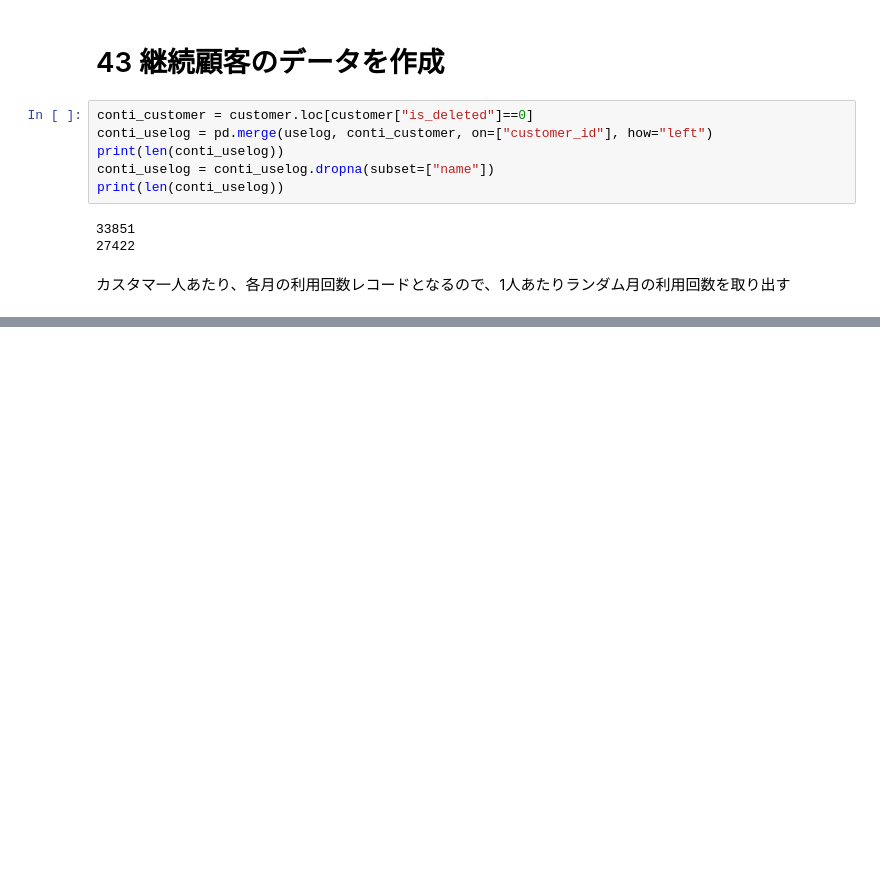
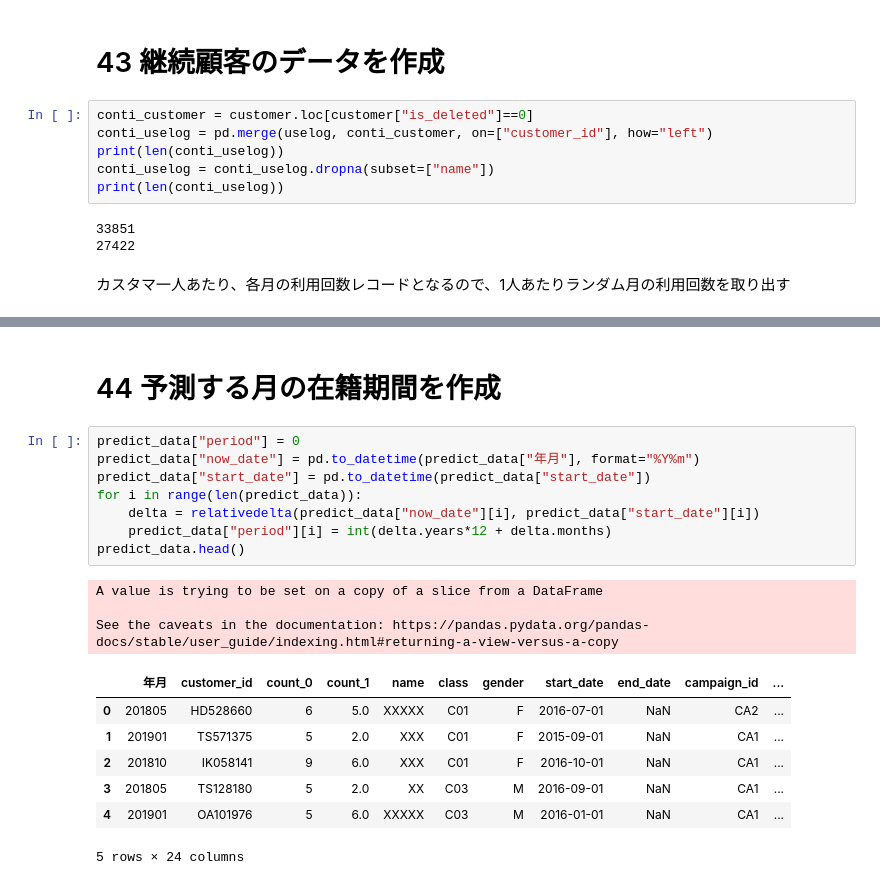
Before and after one commit to letitride/PandasDataAnalyze, a Jupyter notebook: chapter05/ch05.ipynb, the cells around one changed output, grey strips where cells are left out. Cells and saved outputs as stored; diff of their text form; blank space fills up the shorter version.

Commit message:
5.44 予測する月の在籍期間を作成

```diff
--- a/chapter05/ch05.ipynb
+++ b/chapter05/ch05.ipynb
@@ -124,0 +138,21 @@ conti_uselog.head()
+# %% [markdown]
+# 44 予測する月の在籍期間を作成
+# %%
+predict_data["period"] = 0
+predict_data["now_date"] = pd.to_datetime(predict_data["年月"], format="%Y%m")
+predict_data["start_date"] = pd.to_datetime(predict_data["start_date"])
+for i in range(len(predict_data)):
+    delta = relativedelta(predict_data["now_date"][i], predict_data["start_date"][i])
+    predict_data["period"][i] = int(delta.years*12 + delta.months)
+predict_data.head()
+# %% [output]
+A value is trying to be set on a copy of a slice from a DataFrame
+
+See the caveats in the documentation: https://pandas.pydata.org/pandas-docs/stable/user_guide/indexing.html#returning-a-view-versus-a-copy
+|  | 年月 | customer_id | count_0 | count_1 | name | class | gender | start_date | end_date | campaign_id | ... |
+| 0 | 201805 | HD528660 | 6 | 5.0 | XXXXX | C01 | F | 2016-07-01 | NaN | CA2 | ... |
+| 1 | 201901 | TS571375 | 5 | 2.0 | XXX | C01 | F | 2015-09-01 | NaN | CA1 | ... |
+| 2 | 201810 | IK058141 | 9 | 6.0 | XXX | C01 | F | 2016-10-01 | NaN | CA1 | ... |
+| 3 | 201805 | TS128180 | 5 | 2.0 | XX | C03 | M | 2016-09-01 | NaN | CA1 | ... |
+| 4 | 201901 | OA101976 | 5 | 6.0 | XXXXX | C03 | M | 2016-01-01 | NaN | CA1 | ... |
+5 rows × 24 columns
```
Also changed, not shown: parts of 2 cells of this notebook.
